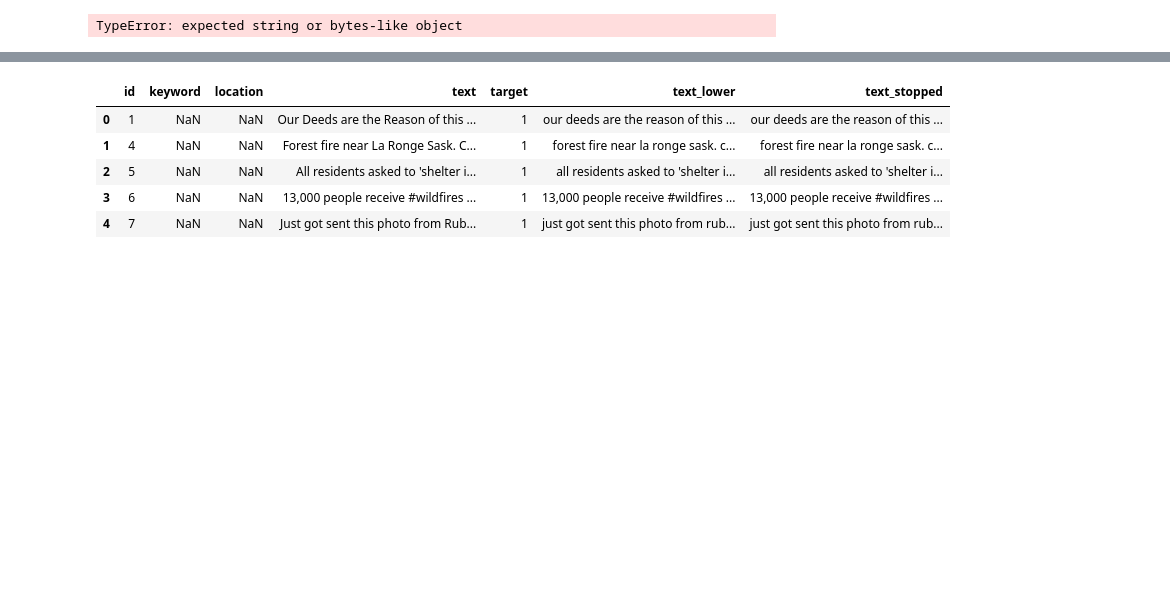
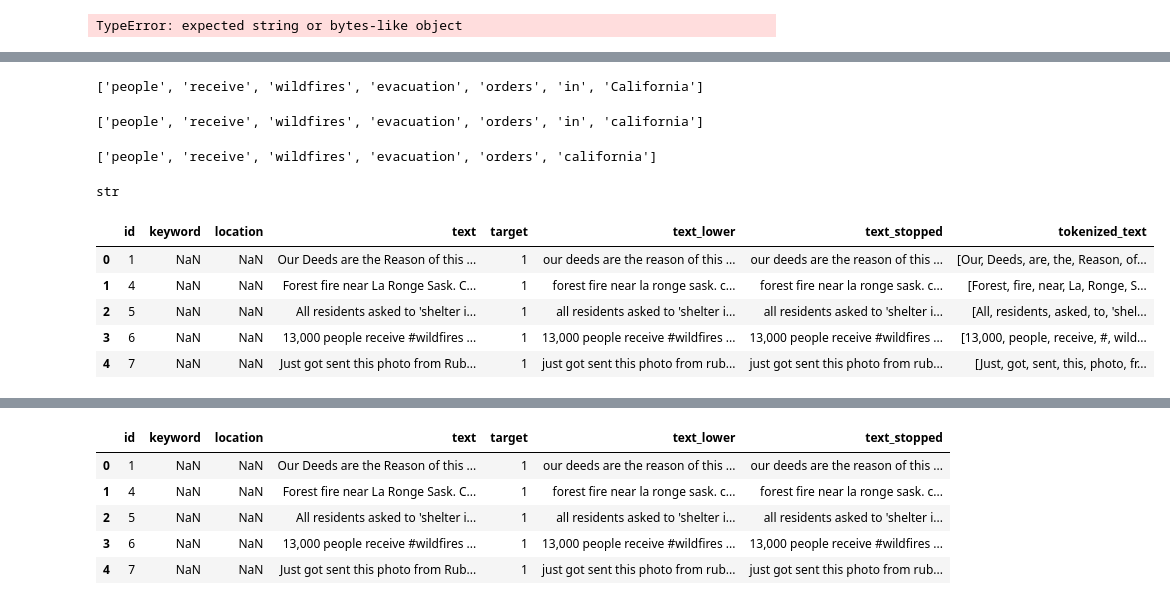
Before and after one commit to twhipple/Disaster_Tweets_NLP, a Jupyter notebook: Disaster_Tweets_Notebook.ipynb, the cells around one changed output, grey strips where cells are left out. Saved outputs shown, nothing was run; the diff lists cells and outputs as text; code cells hidden in the pictures; blank space fills up the shorter version.

```diff
--- a/Disaster_Tweets_Notebook.ipynb
+++ b/Disaster_Tweets_Notebook.ipynb
@@ -178,0 +189,20 @@ TypeError: expected string or bytes-like object
+# %%
+pattern = "([a-zA-Z]+(?:'[a-z]+)?)"
+token_pattern = nltk.regexp_tokenize(sample[3], pattern)
+token_pattern
+# %% [output]
+['people', 'receive', 'wildfires', 'evacuation', 'orders', 'in', 'California']
+# %%
+token_pattern_lower = [word.lower() for word in token_pattern]
+token_pattern_lower
+# %% [output]
+['people', 'receive', 'wildfires', 'evacuation', 'orders', 'in', 'california']
+# %%
+token_pattern_lower_stopless = [word for word in token_pattern_lower if word not in stopwords_list]
+token_pattern_lower_stopless
+# %% [output]
+['people', 'receive', 'wildfires', 'evacuation', 'orders', 'california']
+# %%
+type(train.text[0])
+# %% [output]
+str
@@ -178,0 +213,11 @@ TypeError: expected string or bytes-like object
+# %%
+from nltk.tokenize import word_tokenize
+train['tokenized_text'] = train['text'].apply(word_tokenize)
+train.head()
+# %% [output]
+|  | id | keyword | location | text | target | text_lower | text_stopped | tokenized_text |
+| 0 | 1 | NaN | NaN | Our Deeds are the Reason of this ... | 1 | our deeds are the reason of this ... | our deeds are the reason of this ... | [Our, Deeds, are, the, Reason, of... |
+| 1 | 4 | NaN | NaN | Forest fire near La Ronge Sask. C... | 1 | forest fire near la ronge sask. c... | forest fire near la ronge sask. c... | [Forest, fire, near, La, Ronge, S... |
+| 2 | 5 | NaN | NaN | All residents asked to 'shelter i... | 1 | all residents asked to 'shelter i... | all residents asked to 'shelter i... | [All, residents, asked, to, 'shel... |
+| 3 | 6 | NaN | NaN | 13,000 people receive #wildfires ... | 1 | 13,000 people receive #wildfires ... | 13,000 people receive #wildfires ... | [13,000, people, receive, #, wild... |
+| 4 | 7 | NaN | NaN | Just got sent this photo from Rub... | 1 | just got sent this photo from rub... | just got sent this photo from rub... | [Just, got, sent, this, photo, fr... |
```
Also changed, not shown: parts of 14 cells of this notebook, 5 other files.
